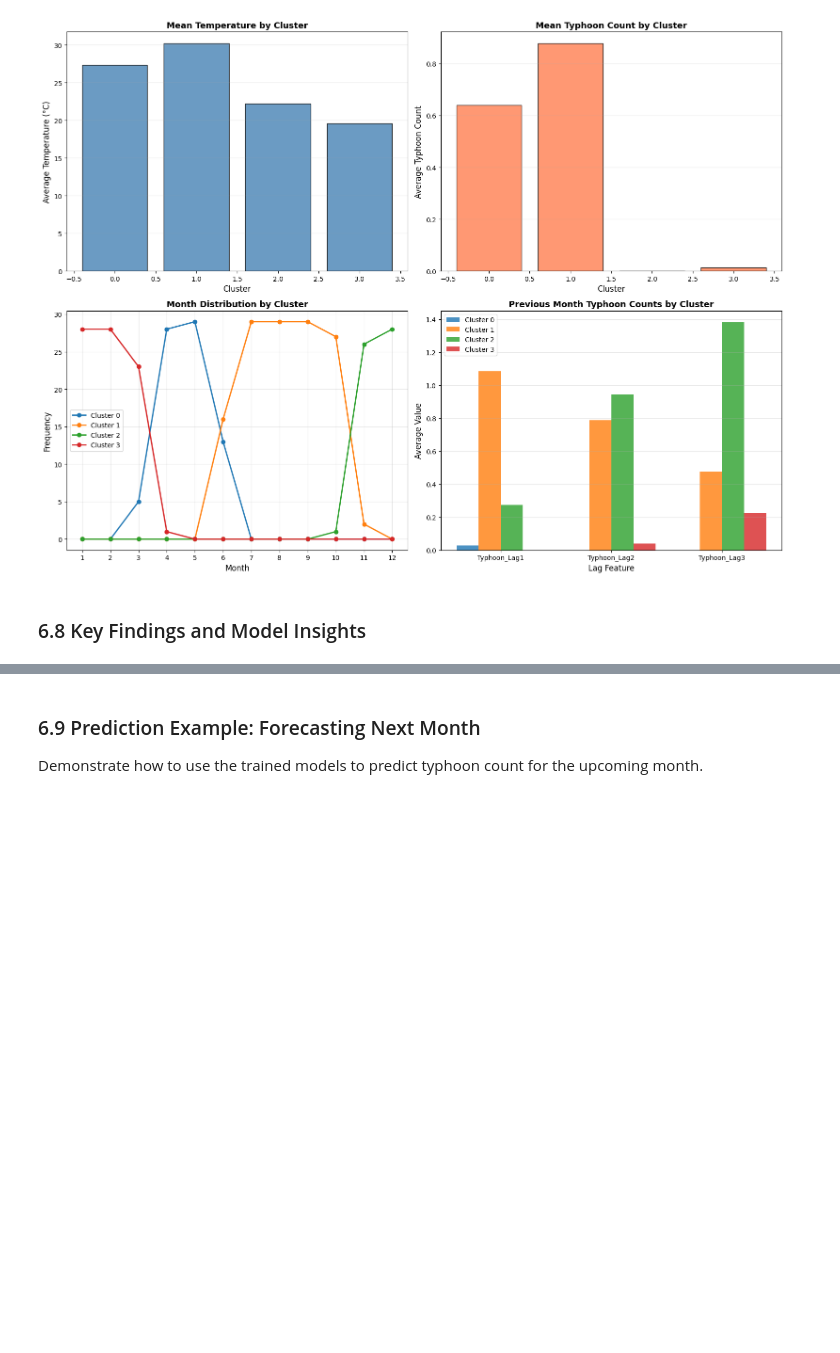
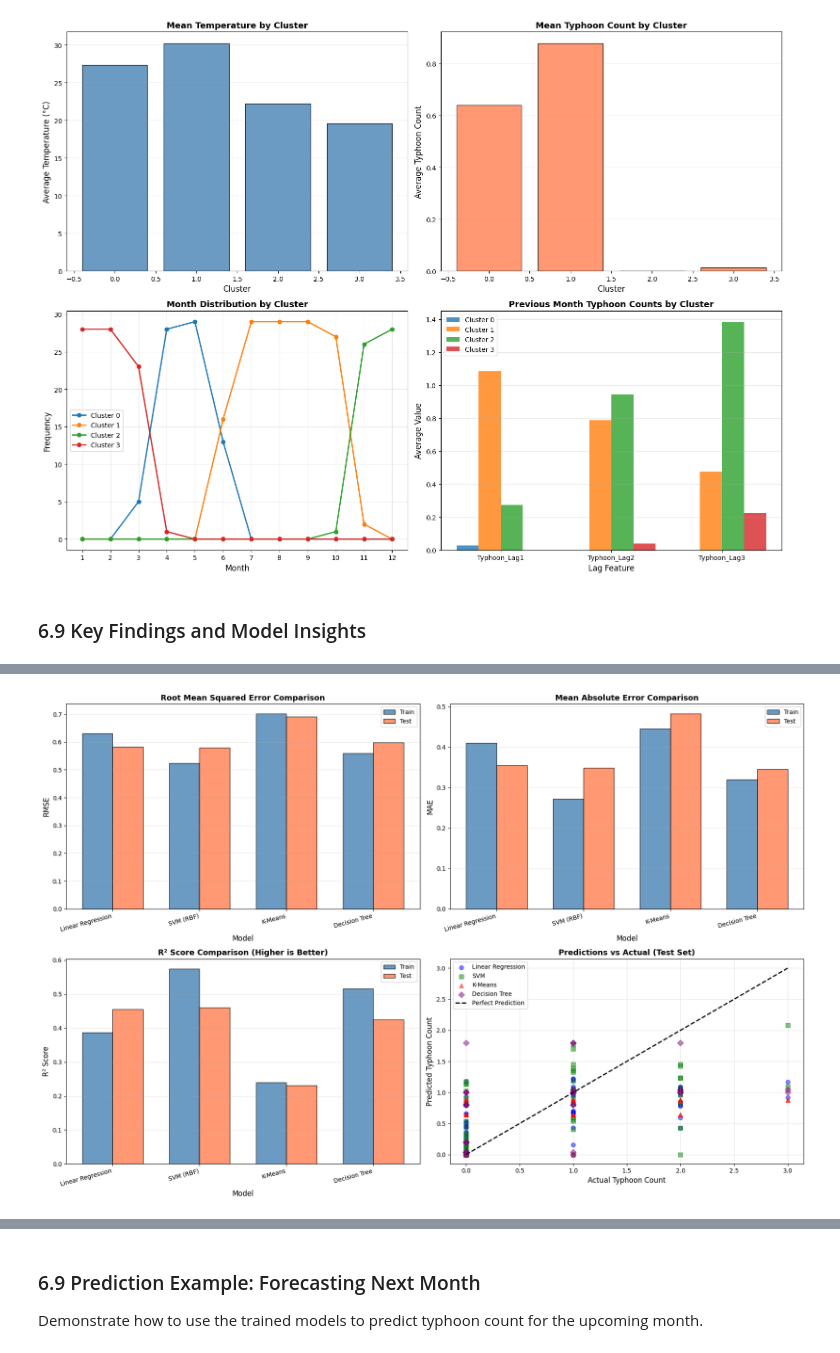
Before and after one commit to kinglingmk1/DIT-5401-Group-Project, a Jupyter notebook: new_new_main.ipynb, the cells around one changed output, grey strips where cells are left out. Cells and saved outputs as stored; diff of their text form; code cells hidden in the pictures; blank space fills up the shorter version.

```diff
--- a/new_new_main.ipynb
+++ b/new_new_main.ipynb
@@ -1080,4 +1034,79 @@ plt.show()
 # %% [output]
 [figure]
 # %% [markdown]
-### 6.8 Key Findings and Model Insights
+### 6.9 Key Findings and Model Insights
+# %%
+# Compare all models including Decision Tree
+comparison_df = pd.DataFrame({
+    'Model': ['Linear Regression', 'SVM (RBF)', 'K-Means', 'Decision Tree'],
+    'Train_RMSE': [np.sqrt(lr_train_mse), np.sqrt(svm_train_mse), np.sqrt(kmeans_train_mse), np.sqrt(dt_train_mse)],
+    'Test_RMSE': [np.sqrt(lr_test_mse), np.sqrt(svm_test_mse), np.sqrt(kmeans_test_mse), np.sqrt(dt_test_mse)],
+    'Train_MAE': [lr_train_mae, svm_train_mae, kmeans_train_mae, dt_train_mae],
+    'Test_MAE': [lr_test_mae, svm_test_mae, kmeans_test_mae, dt_test_mae],
+    'Train_R²': [lr_train_r2, svm_train_r2, kmeans_train_r2, dt_train_r2],
+    'Test_R²': [lr_test_r2, svm_test_r2, kmeans_test_r2, dt_test_r2]
+})
+
+print("=" * 80)
+print("MODEL COMPARISON SUMMARY (INCLUDING DECISION TREE)")
+print("=" * 80)
+print("\n", comparison_df.to_string(index=False))
+
+# Visualize model comparison
+fig, axes = plt.subplots(2, 2, figsize=(18, 12))
+
+# Plot 1: RMSE Comparison
+ax = axes[0, 0]
+x_pos = np.arange(len(comparison_df))
+width = 0.35
+ax.bar(x_pos - width/2, comparison_df['Train_RMSE'], width, label='Train', color='steelblue', alpha=0.8, edgecolor='black')
+ax.bar(x_pos + width/2, comparison_df['Test_RMSE'], width, label='Test', color='coral', alpha=0.8, edgecolor='black')
+ax.set_xlabel('Model', fontsize=12)
+ax.set_ylabel('RMSE', fontsize=12)
+ax.set_title('Root Mean Squared Error Comparison', fontsize=13, fontweight='bold')
+ax.set_xticks(x_pos)
+ax.set_xticklabels(comparison_df['Model'], rotation=15, ha='right')
+ax.legend()
+ax.grid(axis='y', alpha=0.3)
+
+# Plot 2: MAE Comparison
+ax = axes[0, 1]
+ax.bar(x_pos - width/2, comparison_df['Train_MAE'], width, label='Train', color='steelblue', alpha=0.8, edgecolor='black')
+ax.bar(x_pos + width/2, comparison_df['Test_MAE'], width, label='Test', color='coral', alpha=0.8, edgecolor='black')
+ax.set_xlabel('Model', fontsize=12)
+ax.set_ylabel('MAE', fontsize=12)
+ax.set_title('Mean Absolute Error Comparison', fontsize=13, fontweight='bold')
+ax.set_xticks(x_pos)
+ax.set_xticklabels(comparison_df['Model'], rotation=15, ha='right')
+ax.legend()
+ax.grid(axis='y', alpha=0.3)
+
+# Plot 3: R² Score Comparison
+ax = axes[1, 0]
+ax.bar(x_pos - width/2, comparison_df['Train_R²'], width, label='Train', color='steelblue', alpha=0.8, edgecolor='black')
+ax.bar(x_pos + width/2, comparison_df['Test_R²'], width, label='Test', color='coral', alpha=0.8, edgecolor='black')
+ax.set_xlabel('Model', fontsize=12)
+ax.set_ylabel('R² Score', fontsize=12)
+ax.set_title('R² Score Comparison (Higher is Better)', fontsize=13, fontweight='bold')
+ax.set_xticks(x_pos)
+ax.set_xticklabels(comparison_df['Model'], rotation=15, ha='right')
+ax.legend()
+ax.grid(axis='y', alpha=0.3)
+ax.axhline(y=0, color='red', linestyle='--', alpha=0.5, linewidth=1)
+
+# Plot 4: Prediction vs Actual (Test Set) for all models
+ax = axes[1, 1]
+ax.scatter(y_test, y_test_pred_lr, alpha=0.5, s=50, label='Linear Regression', color='blue', marker='o')
+ax.scatter(y_test, y_test_pred_svm, alpha=0.5, s=50, label='SVM', color='green', marker='s')
+ax.scatter(y_test, y_test_pred_kmeans, alpha=0.5, s=50, label='K-Means', color='red', marker='^')
+ax.scatter(y_test, y_test_pred_dt, alpha=0.5, s=50, label='Decision Tree', color='purple', marker='D')
+ax.plot([y_test.min(), y_test.max()], [y_test.min(), y_test.max()], 'k--', lw=2, label='Perfect Prediction')
+ax.set_xlabel('Actual Typhoon Count', fontsize=12)
+ax.set_ylabel('Predicted Typhoon Count', fontsize=12)
+ax.set_title('Predictions vs Actual (Test Set)', fontsize=13, fontweight='bold')
+ax.legend(loc='best')
+ax.grid(True, alpha=0.3)
+
+plt.tight_layout()
+plt.show()
+# %% [output]
@@ -1084,3 +1122,4 @@ plt.show()
+[figure, new version]
 # %%
 print("=" * 80)
 print("KEY FINDINGS AND INSIGHTS")
```
Also changed, not shown: parts of 14 cells of this notebook.
